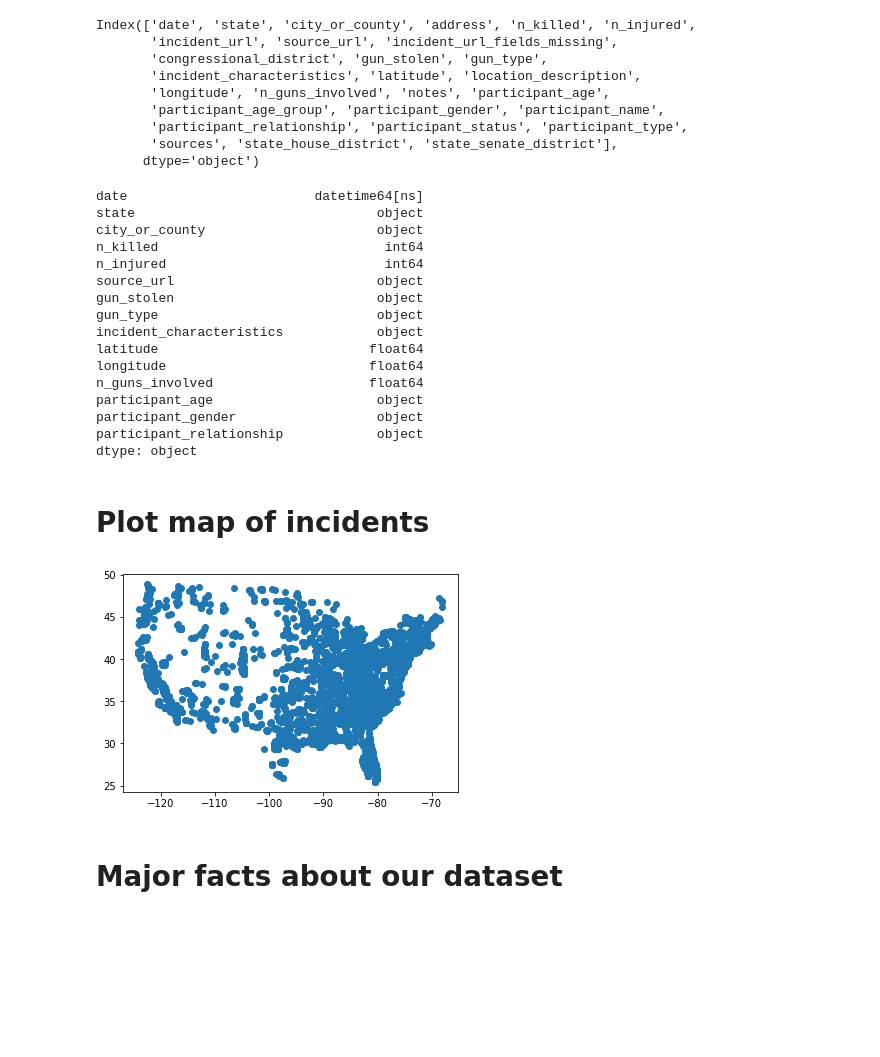
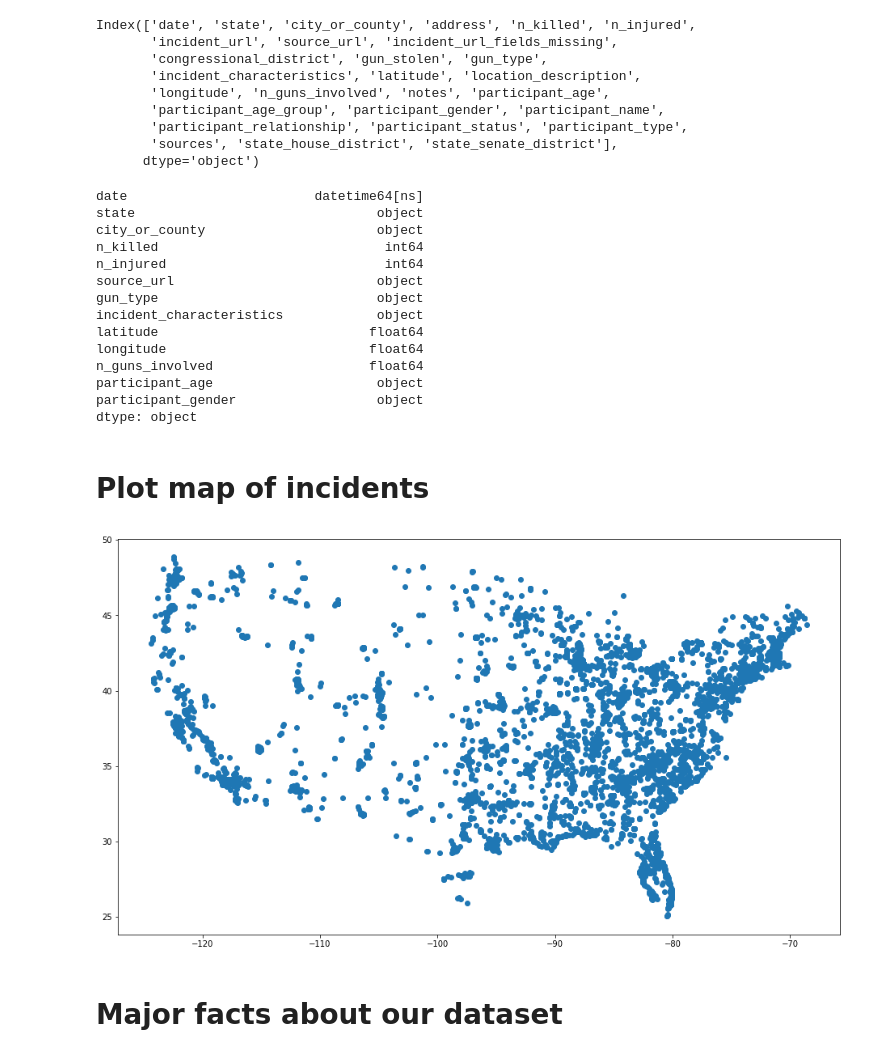
Before and after one commit to belkasanek/eda-gun-violence, a Jupyter notebook: gun_violence_eda.ipynb, the cells around one changed output. Drawn from its saved outputs; the diff is of its cells as text; code cells hidden in the pictures; blank space fills up the shorter version.

```diff
--- a/gun_violence_eda.ipynb
+++ b/gun_violence_eda.ipynb
@@ -46,7 +46,7 @@ Index(['date', 'state', 'city_or_county', 'address', 'n_killed', 'n_injured',
 df.drop(labels=['address', 'incident_url', 'incident_url_fields_missing', 'congressional_district',
                 'location_description', 'participant_name', 'sources', 'state_house_district',
                 'state_senate_district', 'participant_age_group', 'participant_status', 'participant_type',
-                'notes', 'participant_relationship'],
+                'notes', 'participant_relationship', 'gun_stolen'],
         axis=1, inplace=True)
 # %%
 df.dtypes
@@ -57,7 +57,6 @@ city_or_county                      object
 n_killed                             int64
 n_injured                            int64
 source_url                          object
-gun_stolen                          object
 gun_type                            object
 incident_characteristics            object
 latitude                           float64
@@ -65,19 +64,19 @@ longitude                          float64
 n_guns_involved                    float64
 participant_age                     object
 participant_gender                  object
-participant_relationship            object
 dtype: object
 # %% [markdown]
 # Plot map of incidents
 # %%
 temp = df[['latitude', 'longitude']].copy()
 
 # removing hawaii, alyeska and some anomalys
 temp = temp.loc[temp['longitude'].between(-125, -40) & temp['latitude'].between(25, 50), :]
 temp = temp.dropna().sample(10000)
+plt.figure(figsize=(16, 9))
 plt.scatter(temp['longitude'], temp['latitude']);
 # %% [output]
-[figure, old version]
+[figure, new version]
 # %% [markdown]
 # Major facts about our dataset
 # %%
```
Also changed, not shown: parts of 22 cells of this notebook.
